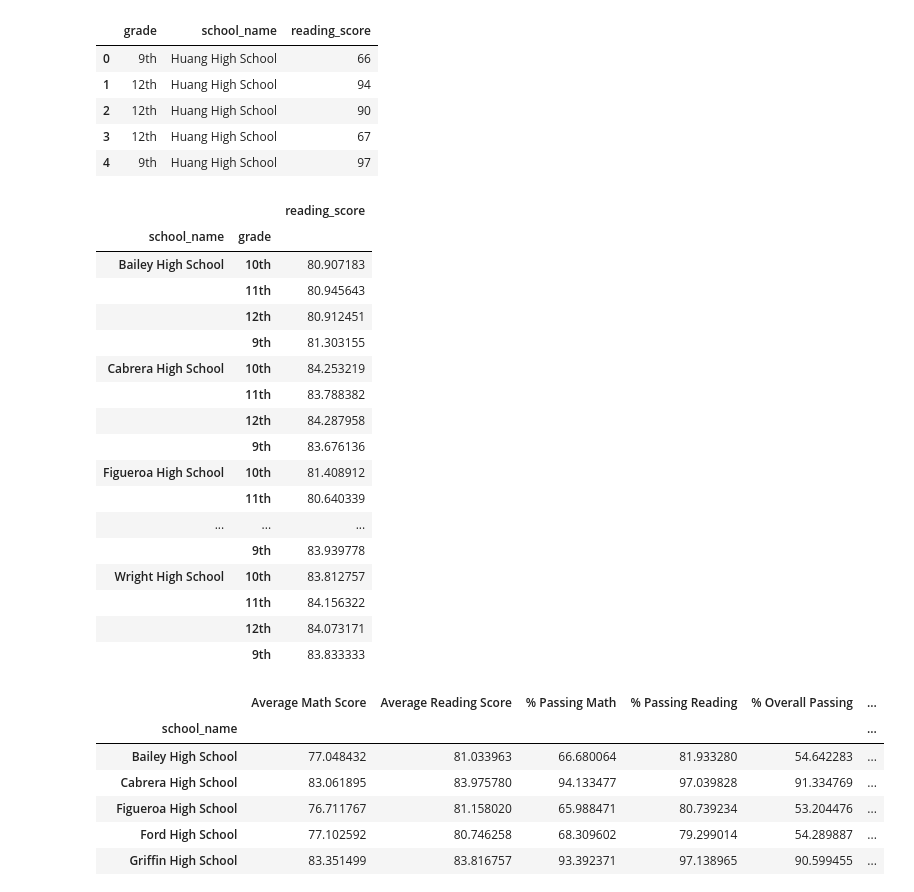
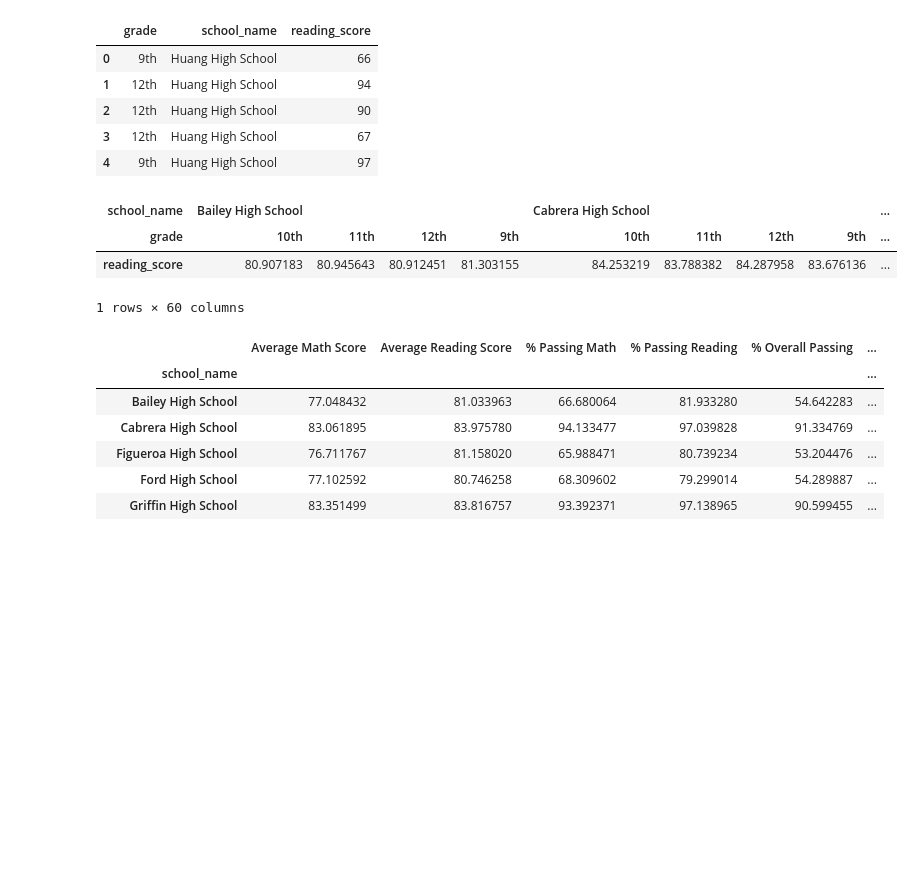
Before and after one commit to spennington1394/pandas-challenge, a Jupyter notebook: PySchool_Main.ipynb, the cells around one changed output. Drawn from its saved outputs; the diff is of its cells as text; code cells hidden in the pictures; blank space fills up the shorter version.

```diff
--- a/PySchool_Main.ipynb
+++ b/PySchool_Main.ipynb
@@ -506,26 +494,15 @@ grades_reading_df.head()
 reading_test = grades_reading_df.groupby(['school_name','grade'])
 # %%
 #math score by grade step 3 take 'reading_test'and .mean
-reading_test.mean()
+read_t = reading_test.mean()
+
+#do not play with here up
+read_t.T
 # %% [output]
-|  |  | reading_score |
-| school_name | grade |  |
-| Bailey High School | 10th | 80.907183 |
-|  | 11th | 80.945643 |
-|  | 12th | 80.912451 |
-|  | 9th | 81.303155 |
-| Cabrera High School | 10th | 84.253219 |
-|  | 11th | 83.788382 |
-|  | 12th | 84.287958 |
-|  | 9th | 83.676136 |
-| Figueroa High School | 10th | 81.408912 |
-|  | 11th | 80.640339 |
-| ... | ... | ... |
-|  | 9th | 83.939778 |
-| Wright High School | 10th | 83.812757 |
-|  | 11th | 84.156322 |
-|  | 12th | 84.073171 |
-|  | 9th | 83.833333 |
+| school_name | Bailey High School |  |  |  | Cabrera High School |  |  |  | ... |
+| grade | 10th | 11th | 12th | 9th | 10th | 11th | 12th | 9th | ... |
+| reading_score | 80.907183 | 80.945643 | 80.912451 | 81.303155 | 84.253219 | 83.788382 | 84.287958 | 83.676136 | ... |
+1 rows × 60 columns
 # %%
 scores_by_s = school_summary[['Average Math Score','Average Reading Score','% Passing Math',
                              '% Passing Reading',"% Overall Passing",'Per Student Budget']]
```
Also changed, not shown: parts of 5 cells of this notebook.
